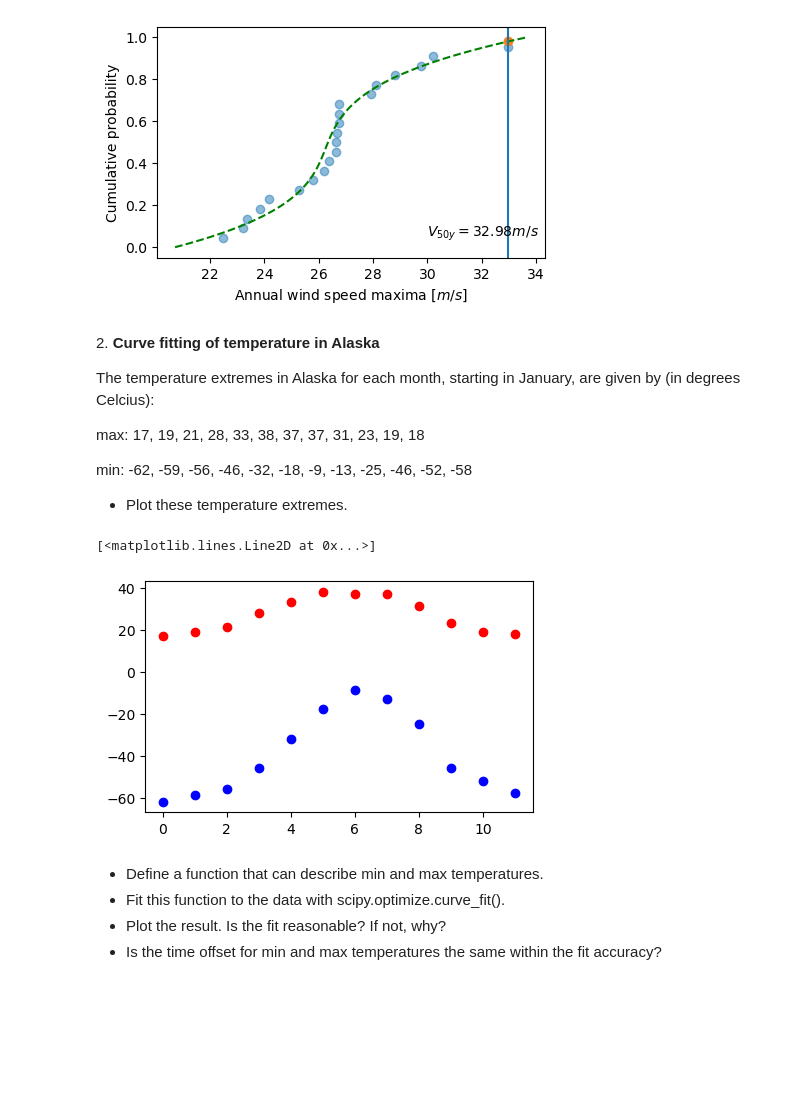
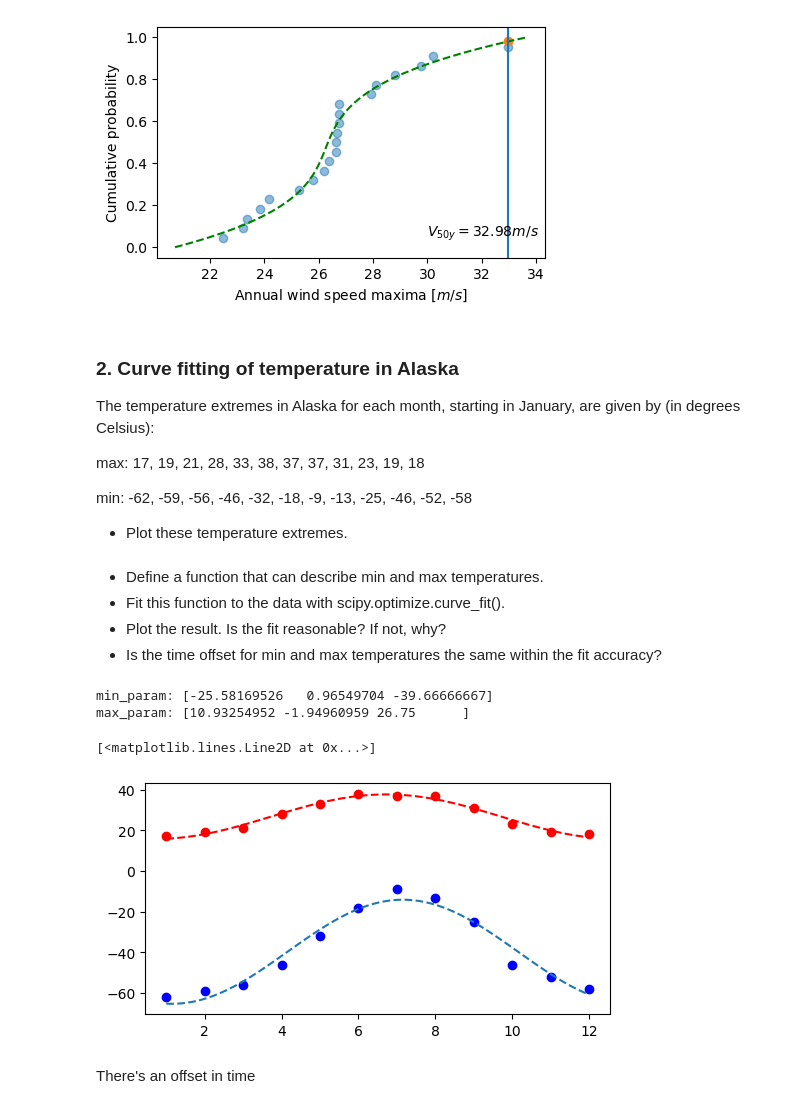
Before and after one commit to seccobenedetto/LCPA, a Jupyter notebook: 09ex_Algorithms.ipynb, the cells around one changed output. Saved outputs shown, nothing was run; the diff lists cells and outputs as text; code cells hidden in the pictures; blank space fills up the shorter version.

```diff
--- a/09ex_Algorithms.ipynb
+++ b/09ex_Algorithms.ipynb
@@ -82,29 +113,52 @@ Text(30, 0.05, '$V_{50y} = 32.98 m/s$')
 [figure]
 [figure]
 # %% [markdown]
-2\. **Curve fitting of temperature in Alaska**
+### 2\. **Curve fitting of temperature in Alaska**
 
-The temperature extremes in Alaska for each month, starting in January, are given by (in degrees Celcius):
+The temperature extremes in Alaska for each month, starting in January, are given by (in degrees Celsius):
 
 max:  17,  19,  21,  28,  33,  38, 37,  37,  31,  23,  19,  18
 
 min: -62, -59, -56, -46, -32, -18, -9, -13, -25, -46, -52, -58
 
 * Plot these temperature extremes.
-# %%
-max = np.array([17, 19, 21, 28, 33, 38, 37, 37, 31, 23, 19, 18])
-min = np.array([-62, -59, -56, -46, -32, -18, -9, -13, -25, -46, -52, -58])
-mesi = np.arange(0,12)
-
-plt.figure(figsize=(5,3))
-plt.plot(mesi, max, 'ro')
-plt.plot(mesi, min, 'bo')
-# %% [output]
-[<matplotlib.lines.Line2D at 0x...>]
-[figure, removed]
 # %% [markdown]
 * Define a function that can describe min and max temperatures.
 * Fit this function to the data with scipy.optimize.curve_fit().
 * Plot the result. Is the fit reasonable? If not, why?
 * Is the time offset for min and max temperatures the same within the fit accuracy?
+# %%
+from scipy.optimize import curve_fit
+
+# DATA PLOT:
+max = [17, 19, 21, 28, 33, 38, 37, 37, 31, 23, 19, 18]
+min = [-62, -59, -56, -46, -32, -18, -9, -13, -25, -46, -52, -58]
+x = np.arange(1, len(max)+1 )
+plt.figure(figsize=(6,3))
+plt.scatter(x , min, c='b')
+plt.scatter(x , max, c='r')
+
+
+# FIT:
+# we are dealing with seasons, so we excpect a periodic function like sin or cos, with period 12 (months)
+T = 12   # period
+omega = 2*np.pi/T
+def func(x, A, phi, q):
+    return A*np.sin( omega*x + phi) + q     # phi is phase, A amplitude, q displacement on y axis
+min_param, min_cov = curve_fit(func, x, min, p0=[30, 0, -30])
+max_param, max_cov = curve_fit(func, x, max, p0=[10, 0, 30])
+print(f"min_param: {min_param}")
+print(f"max_param: {max_param}")
+x = np.linspace(1,12,100)
+y_min = func(x, min_param[0], min_param[1], min_param[2])
+y_max = func(x, max_param[0], max_param[1], max_param[2])
+plt.plot(x, y_min, linestyle='--')
+plt.plot(x, y_max, c='r', linestyle='--')
+# %% [output]
+min_param: [-25.58169526   0.96549704 -39.66666667]
+max_param: [10.93254952 -1.94960959 26.75      ]
+[<matplotlib.lines.Line2D at 0x...>]
+[figure, added]
+# %% [markdown]
+There's an offset in time
 # %%
```
Also changed, not shown: parts of 16 cells of this notebook, 1 other file.
